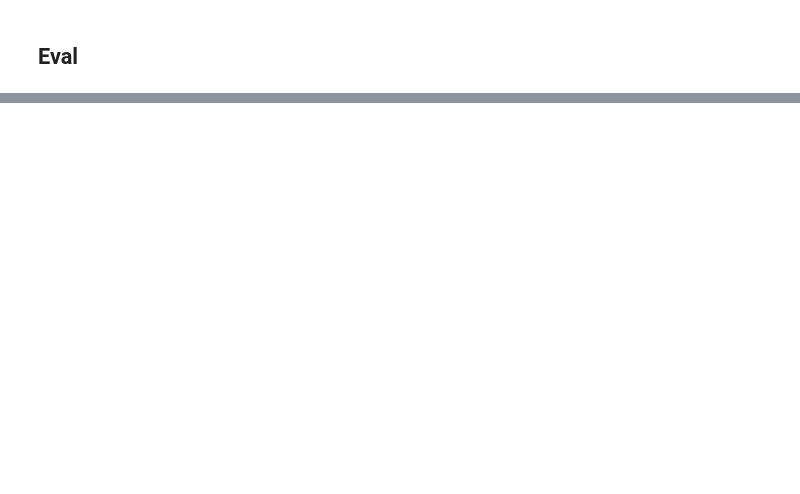
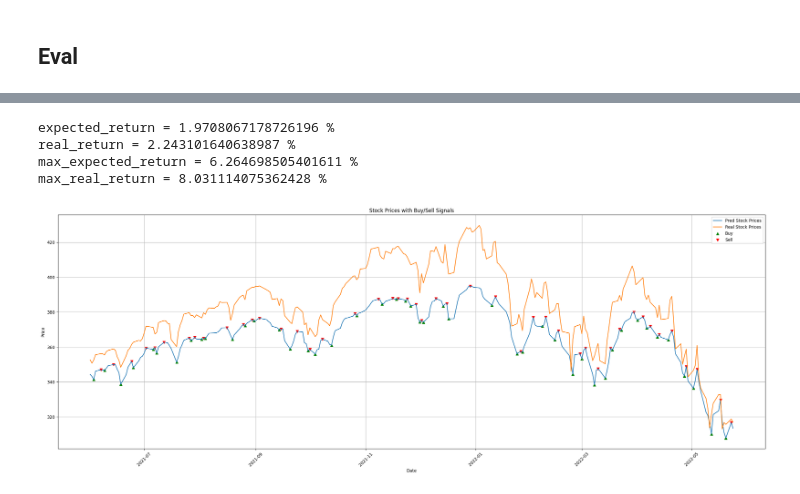
Before and after one commit to gri11/stonk, a Jupyter notebook: playground/ResNLS (1).ipynb, the cells around one changed output, grey strips where cells are left out. Drawn from its saved outputs; the diff is of its cells as text; code cells hidden in the pictures; blank space fills up the shorter version.

```diff
--- a/playground/ResNLS (1).ipynb
+++ b/playground/ResNLS (1).ipynb
@@ -1065,7 +1065,12 @@ df_out = pd.concat((df_train, df_val, df_test))[[target, ystar_col]]
 for c in df_out.columns:
     df_out[c] = df_out[c] * target_stdev + target_mean
 
+for c in df_test.columns:
+    df_test[c] = df_test[c] * target_stdev + target_mean
+
 print(df_out)
+print(print(df_out)
+)
 # %% [output]
                            Open_lead1  Model forecast
 Date
@@ -1130,0 +1217,15 @@ fig.show()
+# %%
+buy_days, sell_days, expected_return, real_return,max_expected_return,max_real_return =  buy_sell_stock(df_test['Model forecast'],df_test['Open_lead1'])
+print("expected_return =",expected_return,"%")
+print("real_return =",real_return,"%")
+print("max_expected_return =",max_expected_return,"%")
+print("max_real_return =",max_real_return,"%")
+# %% [output]
+expected_return = 1.9708067178726196 %
+real_return = 2.243101640638987 %
+max_expected_return = 6.264698505401611 %
+max_real_return = 8.031114075362428 %
+# %%
+plot_stock_prices(df_test['Model forecast'],df_test['Open_lead1'], buy_days, sell_days)
+# %% [output]
+[figure, added]
```
Also changed, not shown: parts of 9 cells of this notebook.
